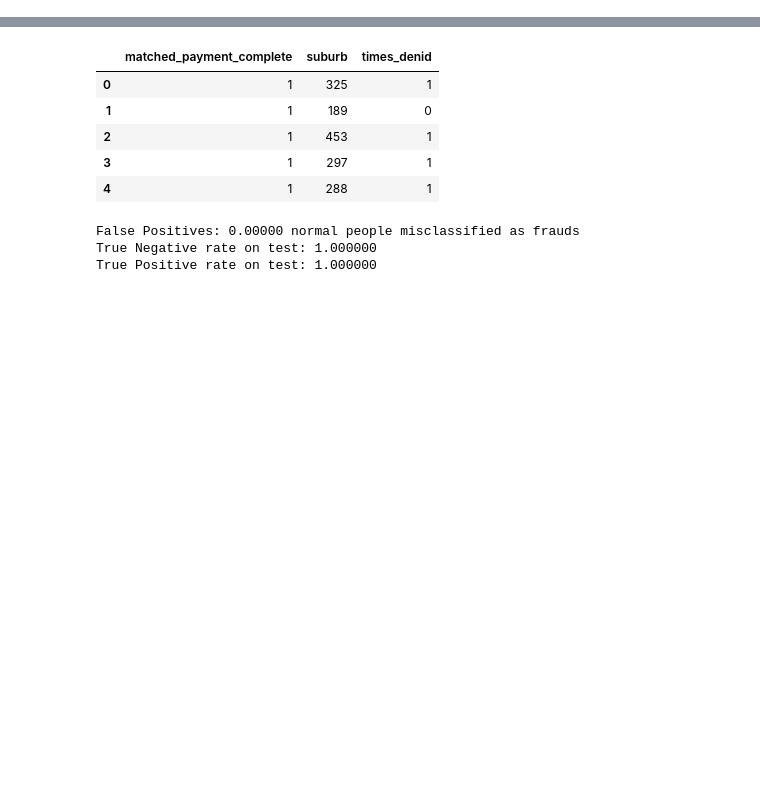
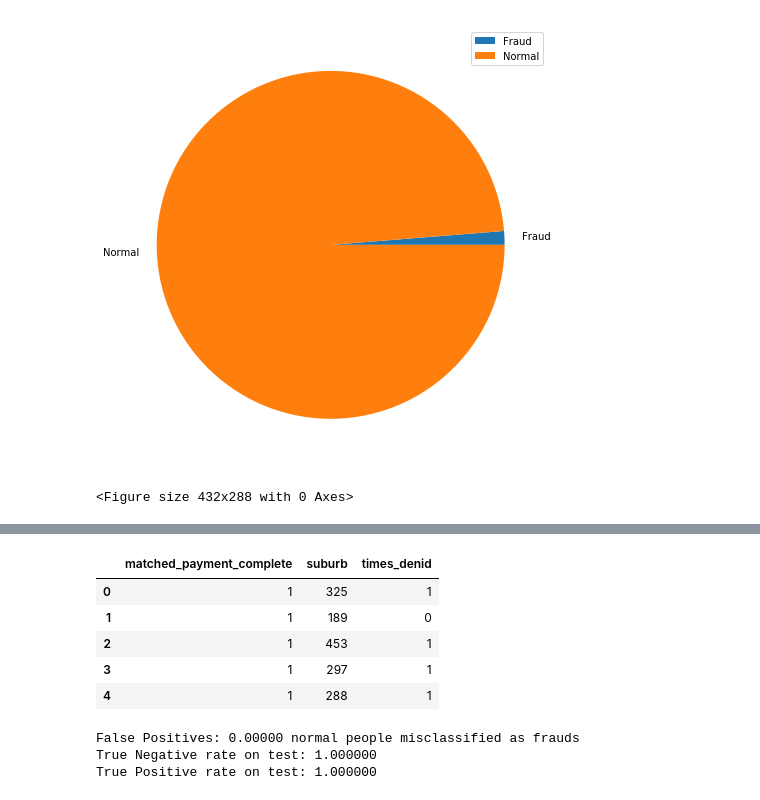
Before and after one commit to jerryUNSW/fraud_detect, a Jupyter notebook: Modeling.ipynb, the cells around one changed output, grey strips where cells are left out. Saved outputs shown, nothing was run; the diff lists cells and outputs as text; code cells hidden in the pictures; blank space fills up the shorter version.

```diff
--- a/Modeling.ipynb
+++ b/Modeling.ipynb
@@ -49,3 +27,14 @@ final[final.customer_id =="9bae09"]
+# %%
+# plot a pie chart displaying the proportion of fraudulent claims
+df = pd.DataFrame([final.label.sum(),final.label.shape[0]-final.label.sum()], index=['Fraud', 'Normal'], columns=[""])
+df.plot(kind='pie', subplots=True, figsize=(8, 8))
+fig = plt.gcf()
+plt.show()
+plt.draw()
+fig.savefig('fraud_vs_normal.png', dpi=100)
+# %% [output]
+[figure, added]
+<Figure size 432x288 with 0 Axes>
 # %%
 by_suburb = final[['suburb','label']].groupby("suburb").agg(['sum','count'])
 by_suburb['fraud_ratio'] = by_suburb["label","sum"] / by_suburb["label","count"]
```
Also changed, not shown: parts of 27 cells of this notebook, 10 other files.
